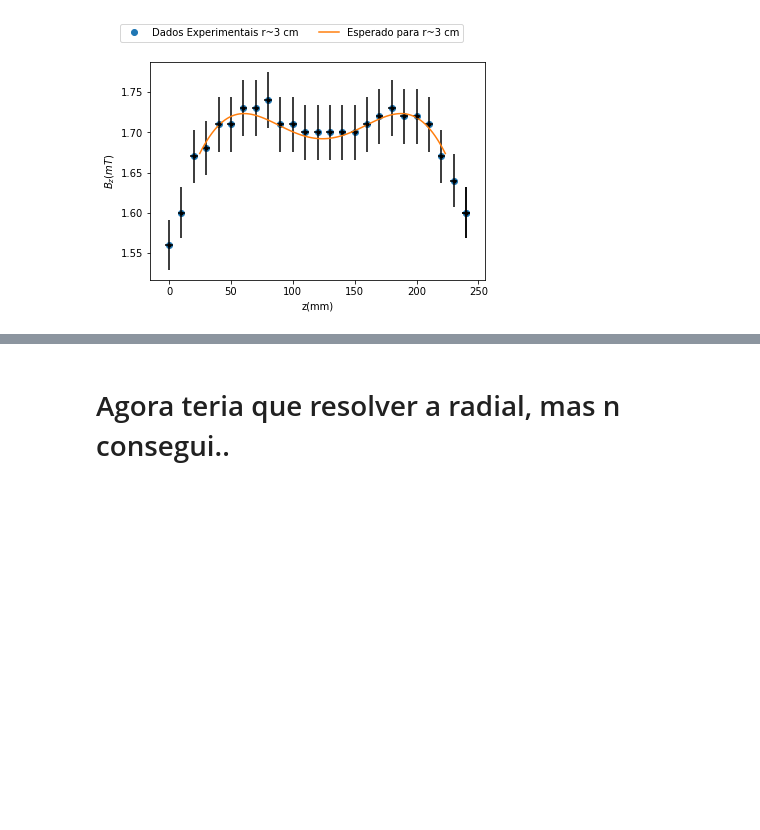
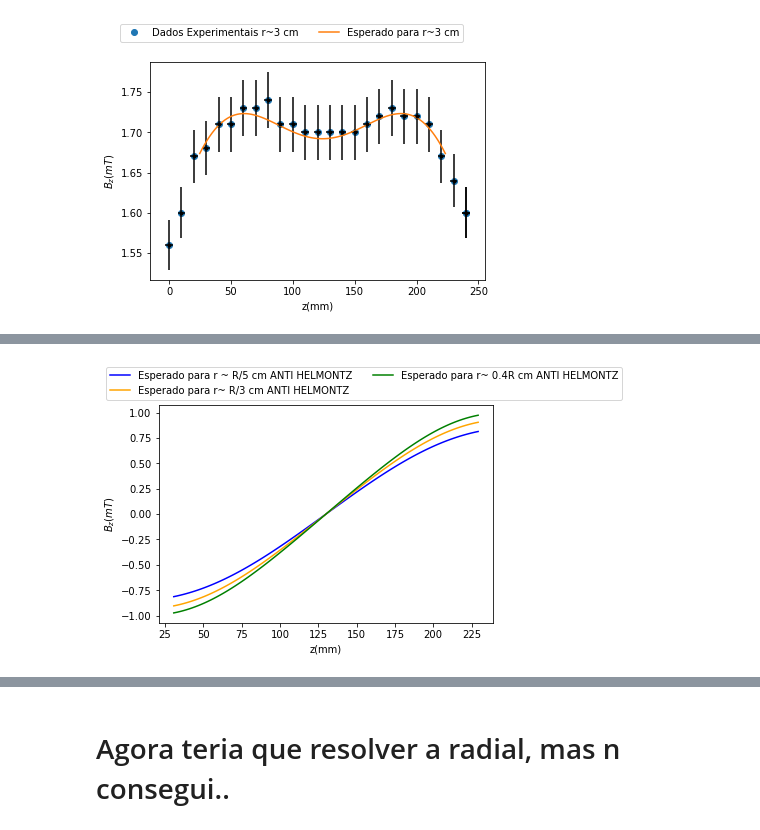
Before and after one commit to PassosSouza/LabII-Helmontz, a Jupyter notebook: Analise.ipynb, the cells around one changed output, grey strips where cells are left out. Cells and saved outputs as stored; diff of their text form; code cells hidden in the pictures; blank space fills up the shorter version.

```diff
--- a/Analise.ipynb
+++ b/Analise.ipynb
@@ -425,0 +369,51 @@ plt.savefig('graphBzXz.png')
+# %%
+#expected
+theta = np.pi/2
+x=np.ones(100)
+x0 = np.linspace(-R/2,R/2,100)
+
+#caso que r = 3 cm
+r = R/5
+u = 0
+#l_1+l_2=a=R=>l_2=R-l_1 e l_1-z = R/2 = > l_1=R/2 + z e l_2 = R/2-z
+for z in x0:
+    def Bz(phi):
+        return N*u0*I*R*(-r*np.cos(theta-phi)+R)*(1/(4*np.pi*(r**2+R**2-2*r*R*np.cos(theta-phi)+(R/2+z)**2)**(3/2))-1/(4*np.pi*(r**2+R**2-2*r*R*np.cos(theta-phi)+(R/2-z)**2)**(3/2)))
+    res, err = quad(Bz,2*np.pi,0)
+    x[u]= res
+    u+=1
+plt.plot(x0*1000+130,x*1000,'-',color = 'blue',label='Esperado para r ~ R/5 cm ANTI HELMONTZ')
+
+#caso que r =R/3 cm
+r = R/3
+u = 0
+#l_1+l_2=a=R=>l_2=R-l_1 e l_1-z = R/2 = > l_1=R/2 + z e l_2 = R/2-z
+for z in x0:
+    def Bz(phi):
+        return N*u0*I*R*(-r*np.cos(theta-phi)+R)*(1/(4*np.pi*(r**2+R**2-2*r*R*np.cos(theta-phi)+(R/2+z)**2)**(3/2))-1/(4*np.pi*(r**2+R**2-2*r*R*np.cos(theta-phi)+(R/2-z)**2)**(3/2)))
+    res, err = quad(Bz,2*np.pi,0)
+    x[u]= res
+    u+=1
+
+plt.plot(x0*1000+130,x*1000,'-',color = 'orange',label='Esperado para r~ R/3 cm ANTI HELMONTZ')
+
+
+#caso que r = R 0.4 cm
+r = 0.4*R
+u = 0
+#l_1+l_2=a=R=>l_2=R-l_1 e l_1-z = R/2 = > l_1=R/2 + z e l_2 = R/2-z
+for z in x0:
+    def Bz(phi):
+        return N*u0*I*R*(-r*np.cos(theta-phi)+R)*(1/(4*np.pi*(r**2+R**2-2*r*R*np.cos(theta-phi)+(R/2+z)**2)**(3/2))-1/(4*np.pi*(r**2+R**2-2*r*R*np.cos(theta-phi)+(R/2-z)**2)**(3/2)))
+    res, err = quad(Bz,2*np.pi,0)
+    x[u]= res
+    u+=1
+
+plt.plot(x0*1000+130,x*1000,'-',color = 'green',label='Esperado para r~ 0.4R cm ANTI HELMONTZ')
+
+plt.legend(bbox_to_anchor =(1.4, 1.20), ncol = 2)
+plt.xlabel('z(mm)')
+plt.ylabel('$B_z(mT)$')
+plt.savefig('graphBzXzAnti.png')
+# %% [output]
+[figure, added]
```
Also changed, not shown: parts of 38 cells of this notebook.
